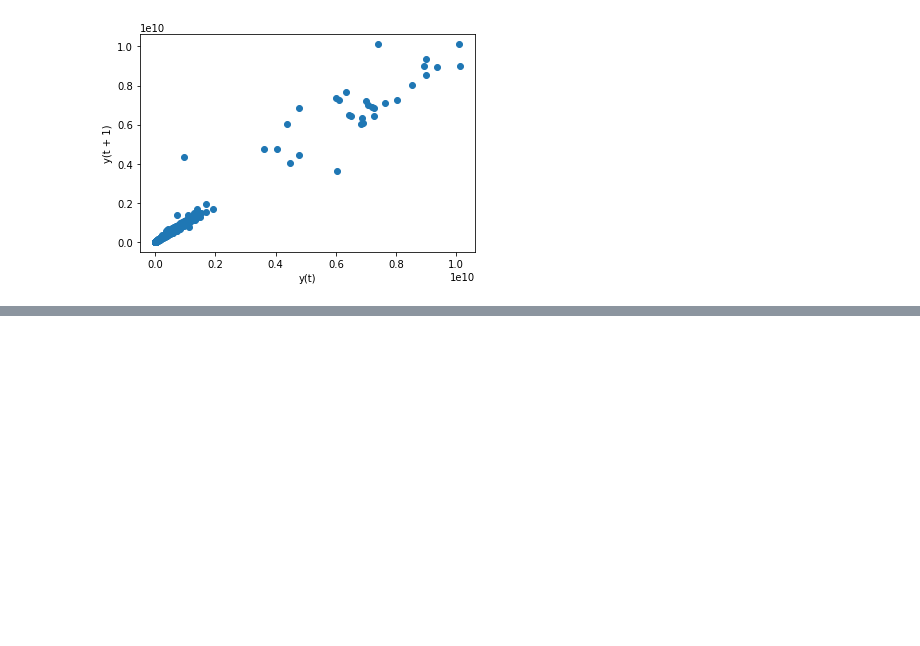
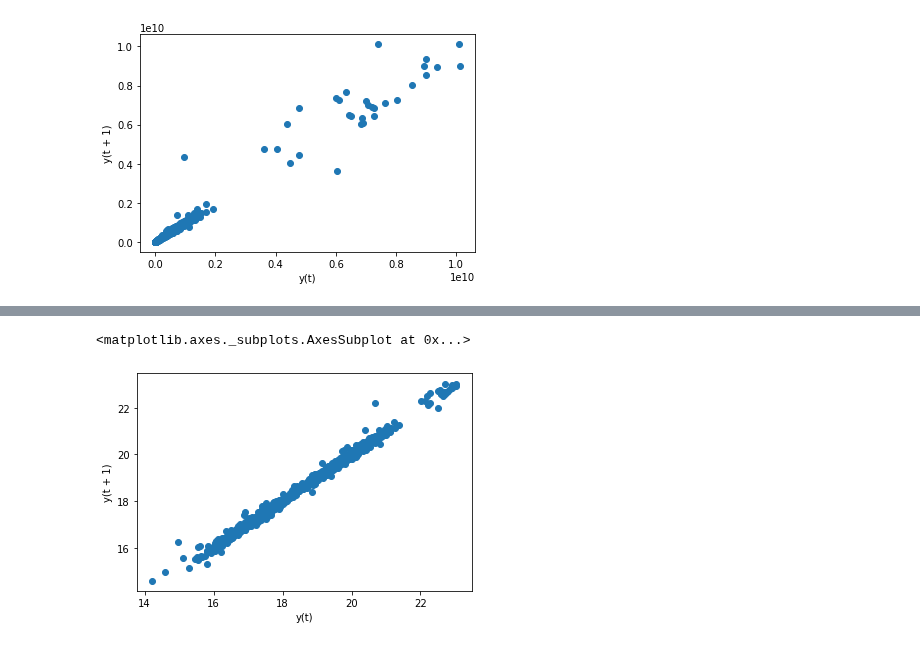
Before and after one commit to DSEI21000-S21/project-altcoinpriceprediction, a Jupyter notebook: experiments/emoreira/Doge Coin Analysis.ipynb, the cells around one changed output, grey strips where cells are left out. Cells and saved outputs as stored; diff of their text form; code cells hidden in the pictures; blank space fills up the shorter version.

```diff
--- a/experiments/emoreira/Doge Coin Analysis.ipynb
+++ b/experiments/emoreira/Doge Coin Analysis.ipynb
@@ -107,0 +167,5 @@ Text(0, 0.5, 'Close')
+# %%
+pd.plotting.lag_plot(np.log(df['Marketcap']))
+# %% [output]
+<matplotlib.axes._subplots.AxesSubplot at 0x...>
+[figure, added]
```
Also changed, not shown: parts of 34 cells of this notebook.
